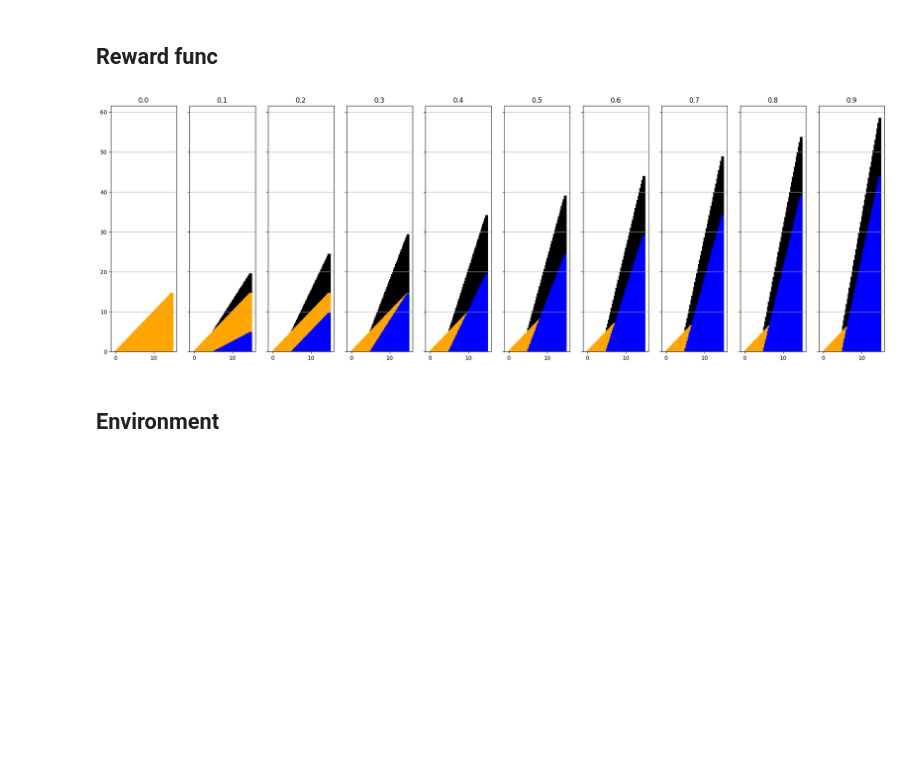
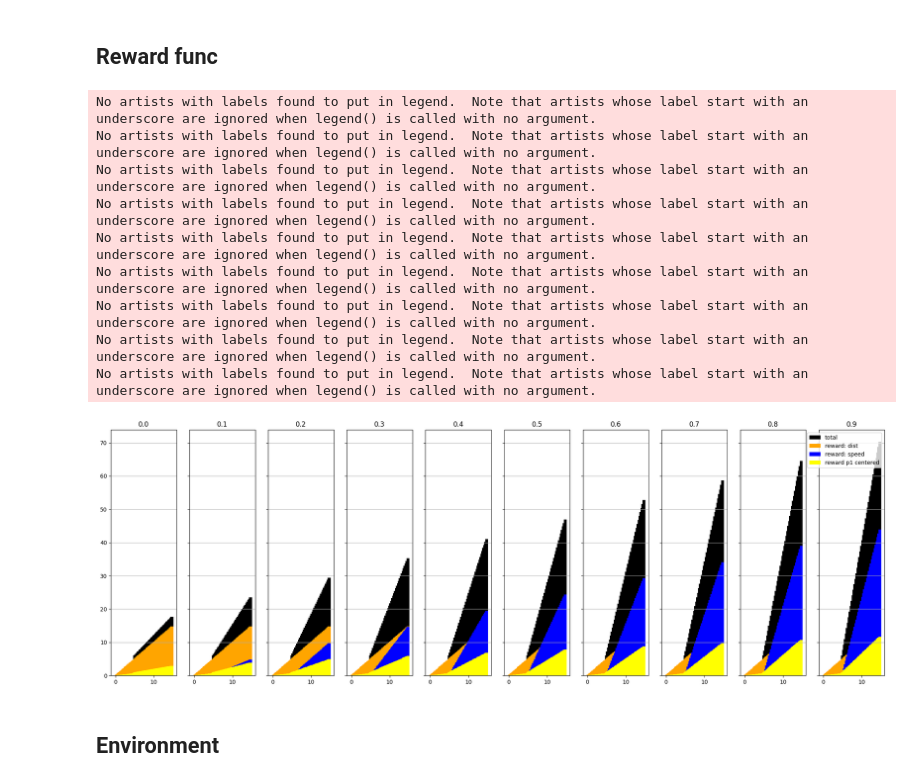
Before and after one commit to reds-heig/RLDronePilot, a Jupyter notebook: train_drone_controller.ipynb, the cells around one changed output. Saved outputs shown, nothing was run; the diff lists cells and outputs as text; code cells hidden in the pictures; blank space fills up the shorter version.

Commit message:
New reward to encourage centering p1

```diff
--- a/train_drone_controller.ipynb
+++ b/train_drone_controller.ipynb
@@ -80,0 +81,9 @@ max_allowed_dist = 0.15 # from the drone to the nearest point on the line
+# %%
+# Environment parameters
+max_allowed_dist = 0.15 # from the drone to the nearest point on the line (meters)
+# reward
+speed_z_activation_dist = 5
+target_dist_p1_C = .15
+alpha = .75
+beta = 5
+gamma = 2
@@ -235,24 +261,39 @@ if log:
 # %%
 import numpy as np
 import matplotlib.pyplot as plt
 
-def get_reward_(travelled_distance, speed_z, speed_z_activation_dist=5, alpha=5, gamma=.75):
+def get_reward_(travelled_distance, dist_p1_C,
+                speed_z, speed_z_activation_dist=5, target_dist_p1_C=.15,
+                alpha=.75, beta=5, gamma=2):
     # speed_z in range [ 0., 1.]
-    reward_A = travelled_distance * (gamma if travelled_distance < speed_z_activation_dist else 1.)
-    reward_B = max(0, travelled_distance - speed_z_activation_dist) * alpha * speed_z
-    return reward_A, reward_B
+    # dist_p1_C in range [-1., 1.]
+    reward_A = travelled_distance * (alpha if travelled_distance < speed_z_activation_dist else 1.)
+    reward_B = max(0, travelled_distance - speed_z_activation_dist) * beta * speed_z
+    reward_C = (reward_A + reward_B) * np.interp(dist_p1_C, [ 0., 1.], [0.1, 1.]) * gamma
+    return reward_A, reward_B, reward_C
 
 fig, axes = plt.subplots(1,10, figsize=(25,8), sharey=True)
 dists = np.arange(0.,15., .25)
 for ax, speed in zip(axes, np.arange(0., 1.11, .1)):
     ax.set_title('%.1f' % speed)
-    rewards = list(map(lambda d: get_reward_(d, speed), dists))
-    ax.bar(dists, list(map(sum, rewards)), color='black')
-    ax.bar(dists, dists, color='orange')
-    ax.bar(dists, list(map(lambda r: r[1], rewards)), color='blue')
+    rewards = list(map(lambda d: get_reward_(d, 0, speed), dists))
+    ax.bar(dists, list(map(sum, rewards)), color='black', label='total')
+    ax.bar(dists, dists, color='orange', label='reward: dist')
+    ax.bar(dists, list(map(lambda r: r[1], rewards)), color='blue', label='reward: speed')
+    ax.bar(dists, list(map(lambda r: r[2], rewards)), color='yellow', label='reward p1 centered')
     ax.grid(axis='y')
+    plt.legend(loc='best')
 # %% [output]
+No artists with labels found to put in legend.  Note that artists whose label start with an underscore are ignored when legend() is called with no argument.
+No artists with labels found to put in legend.  Note that artists whose label start with an underscore are ignored when legend() is called with no argument.
+No artists with labels found to put in legend.  Note that artists whose label start with an underscore are ignored when legend() is called with no argument.
+No artists with labels found to put in legend.  Note that artists whose label start with an underscore are ignored when legend() is called with no argument.
+No artists with labels found to put in legend.  Note that artists whose label start with an underscore are ignored when legend() is called with no argument.
+No artists with labels found to put in legend.  Note that artists whose label start with an underscore are ignored when legend() is called with no argument.
+No artists with labels found to put in legend.  Note that artists whose label start with an underscore are ignored when legend() is called with no argument.
+No artists with labels found to put in legend.  Note that artists whose label start with an underscore are ignored when legend() is called with no argument.
+No artists with labels found to put in legend.  Note that artists whose label start with an underscore are ignored when legend() is called with no argument.
-[figure, old version]
+[figure, new version]
 # %% [markdown]
 ## Environment
 # %% [raw]
```
Also changed, not shown: parts of 5 cells of this notebook, 2 other files.
